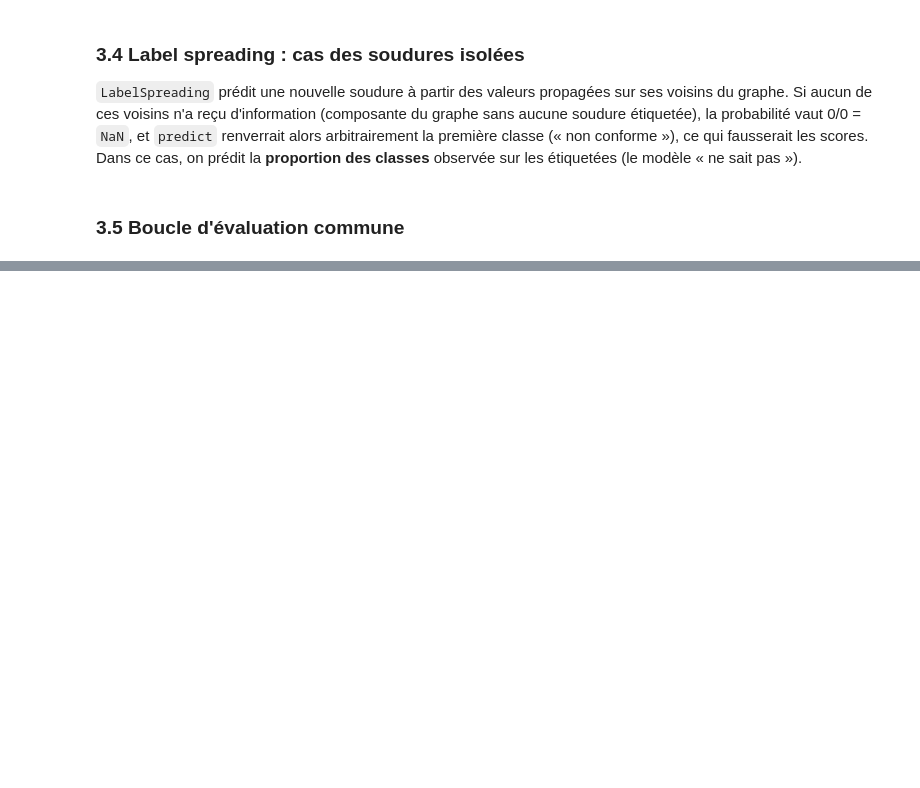
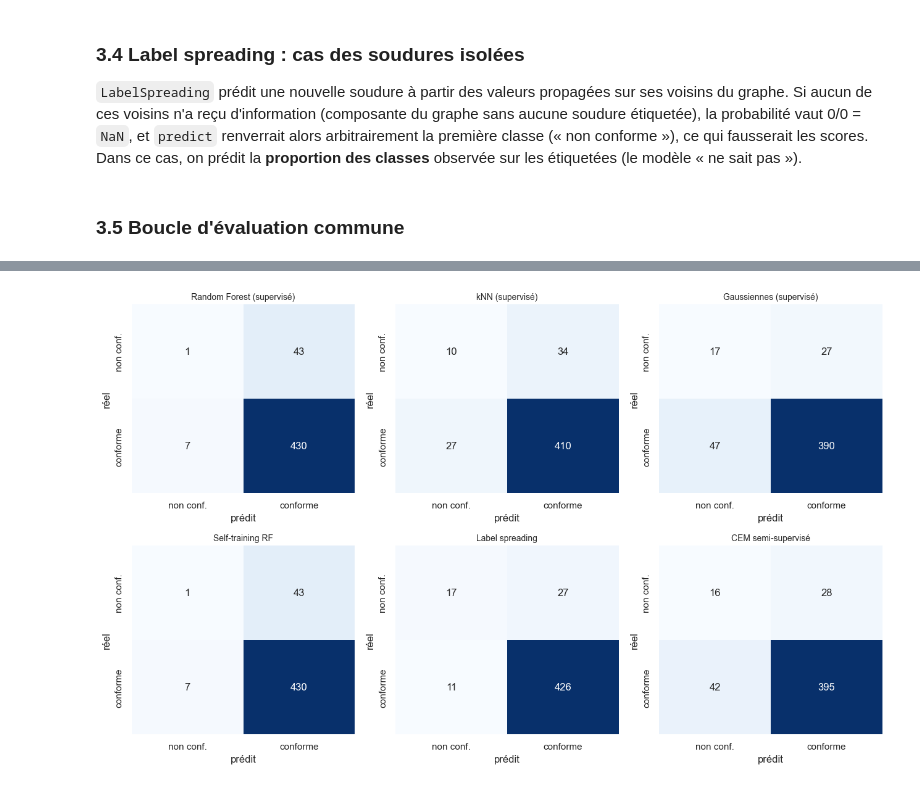
Before and after one commit to marilynehu25/Soudure-d-acier, a Jupyter notebook: 2. Analyses/4. Apprentissage semi supervisé.ipynb, the cells around one changed output, grey strips where cells are left out. Saved outputs shown, nothing was run; the diff lists cells and outputs as text; code cells hidden in the pictures; blank space fills up the shorter version.

```diff
--- a/2. Analyses/4. Apprentissage semi supervisé.ipynb
+++ b/2. Analyses/4. Apprentissage semi supervisé.ipynb
@@ -470,0 +534,13 @@ def plot_learning_curve(preds, scorer, metric, title, name, pairs):
+# %%
+# Matrices de confusion (100 % des étiquettes, prédictions des 5 plis cumulées)
+names = list(methods_A)
+fig, axes = plt.subplots(2, 3, figsize=(13, 8))
+for ax, name in zip(axes.T.ravel(), names):
+    p = pred_A[(pred_A["méthode"] == name) & (pred_A["fraction"] == 1.0)]
+    cm = confusion_matrix(p["y"], p["y_hat"], labels=[0, 1])
+    sns.heatmap(cm, annot=True, fmt="d", cmap="Blues", cbar=False, ax=ax,
+                xticklabels=["non conf.", "conforme"], yticklabels=["non conf.", "conforme"])
+    ax.set_title(name, fontsize=10); ax.set_xlabel("prédit"); ax.set_ylabel("réel")
+plt.tight_layout(); savefig("confusion_charpy"); plt.show()
+# %% [output]
+[figure, added]
```
Also changed, not shown: parts of 5 cells of this notebook, 2 other files.
